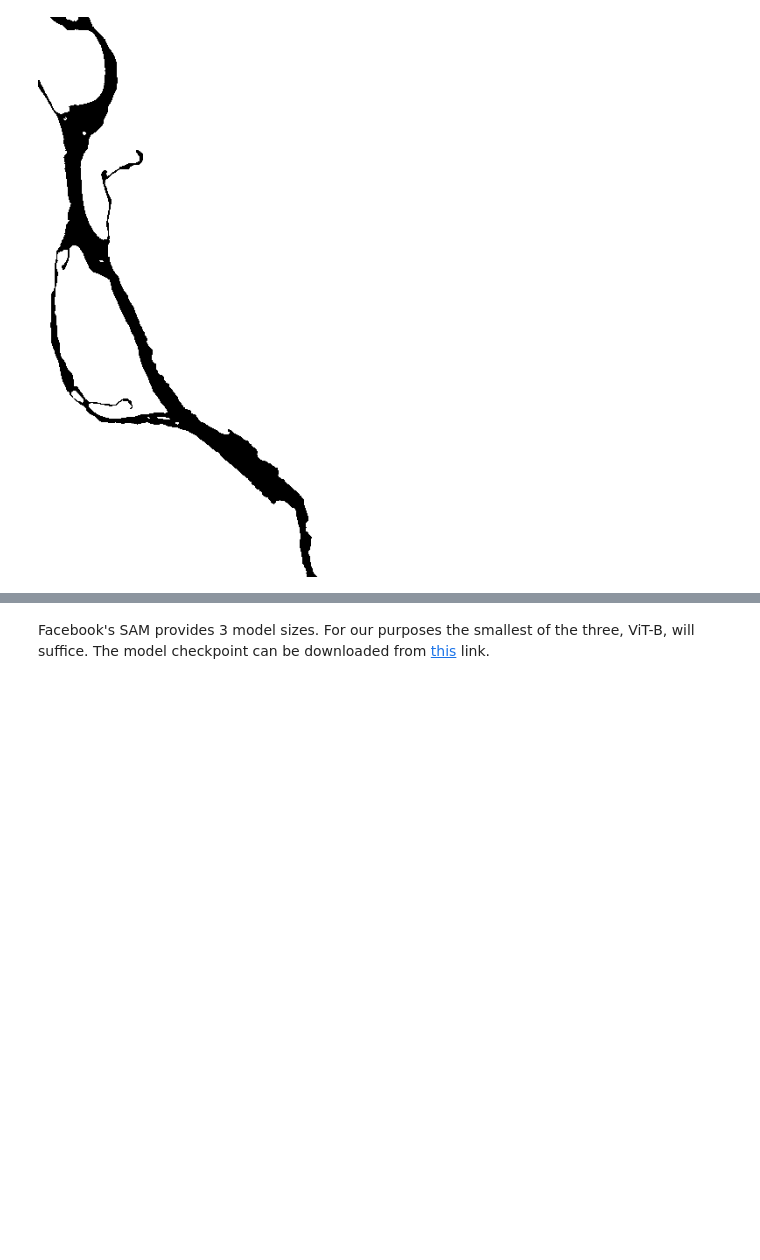
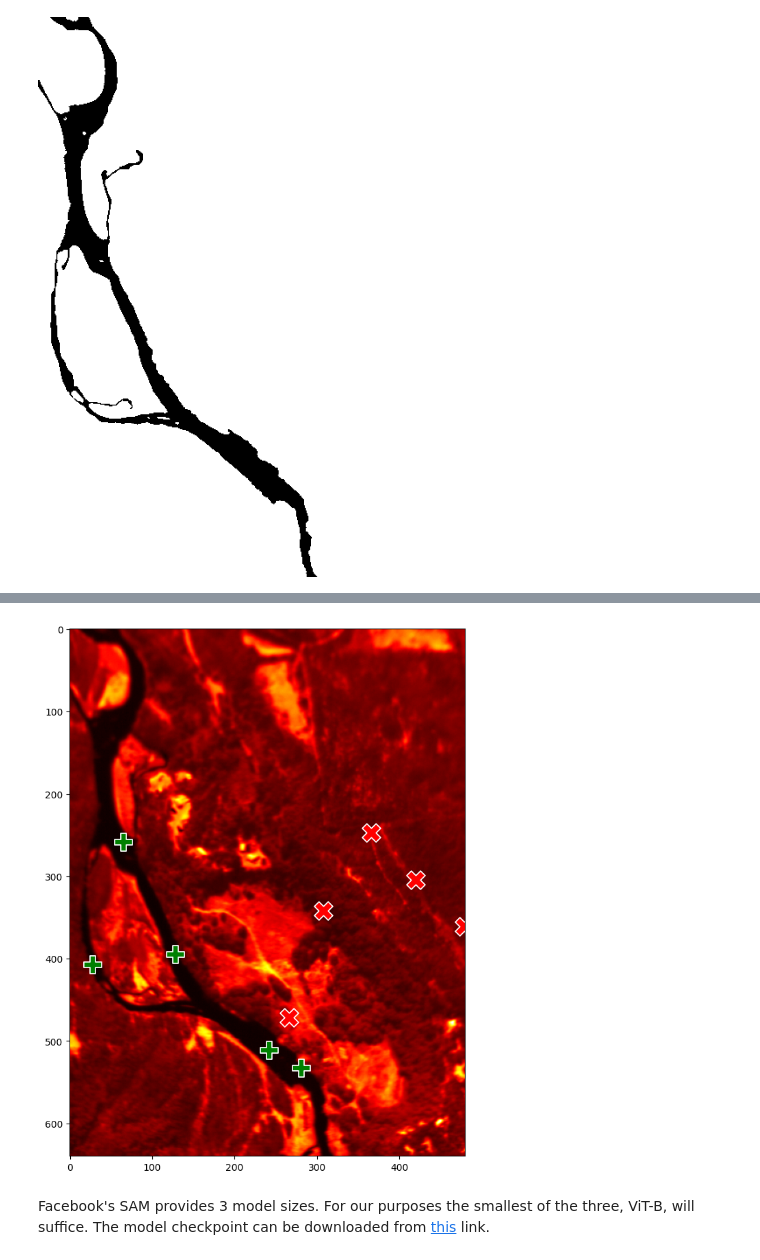
Before and after one commit to StefanTodoran/elwha-segmentation, a Jupyter notebook: book/chapters/masking.ipynb, the cells around one changed output, grey strips where cells are left out. Saved outputs shown, nothing was run; the diff lists cells and outputs as text; code cells hidden in the pictures; blank space fills up the shorter version.

```diff
--- a/book/chapters/masking.ipynb
+++ b/book/chapters/masking.ipynb
@@ -220,2 +337,15 @@ display(datapoint["mask"])
+# %%
+image = cv2.imread(str(datapoint["ir_path"]))
+image = cv2.cvtColor(image, cv2.COLOR_BGR2RGB)
+mask = createRoughRiverMask(datapoint)
+input_points, input_labels = generateInputPointsFromMask(mask, 5)
+
+plt.figure(figsize=(10,10))
+plt.imshow(image)
+show_points(input_points, input_labels, plt.gca())
+plt.axis("on")
+plt.show()
+# %% [output]
+[figure, added]
 # %% [markdown]
 Facebook's SAM provides 3 model sizes. For our purposes the smallest of the three, ViT-B, will suffice. The model checkpoint can be downloaded from [this](https://github.com/facebookresearch/segment-anything#model-checkpoints) link.
```
Also changed, not shown: parts of 11 cells of this notebook.
